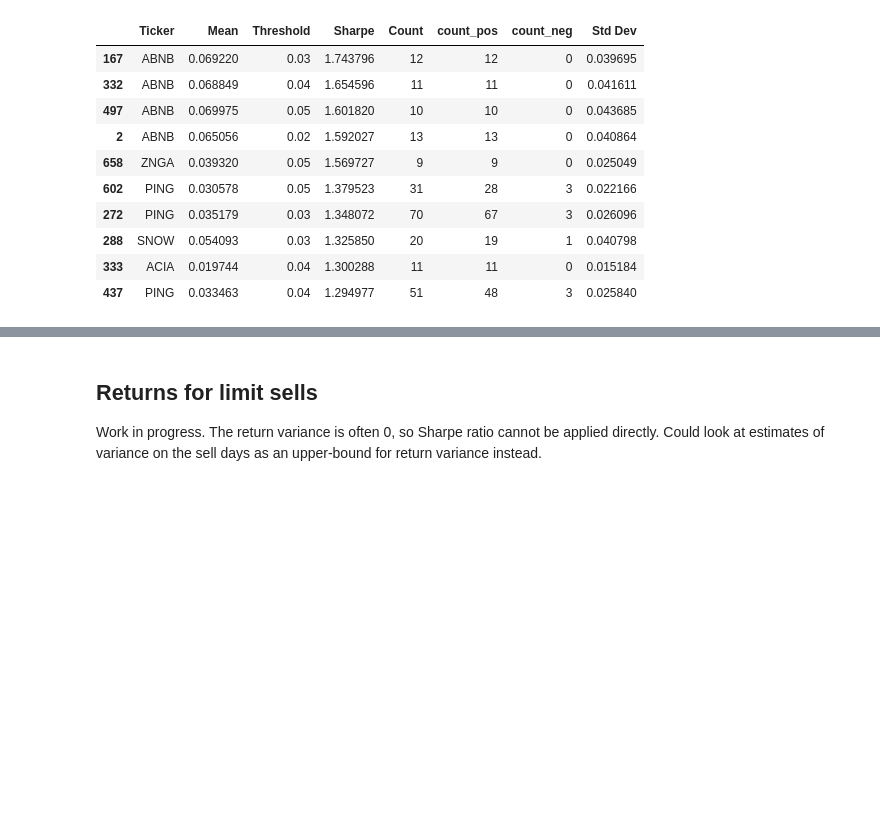
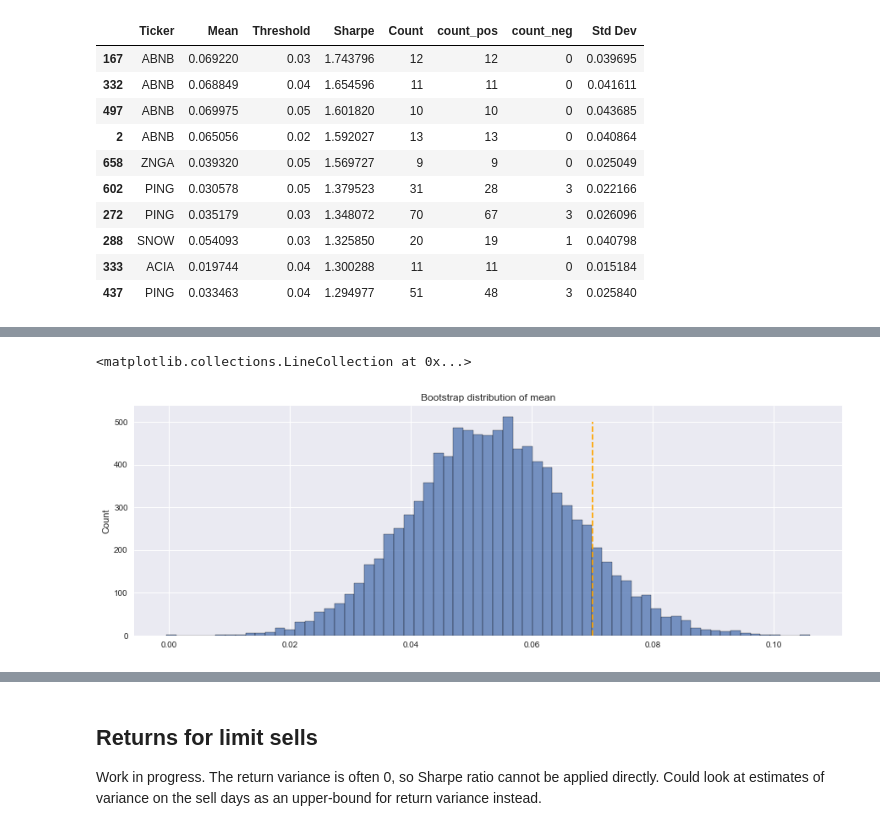
Before and after one commit to yh2n/financial-analysis-v2, a Jupyter notebook: notebooks/close_to_high_analytics.ipynb, the cells around one changed output, grey strips where cells are left out. Drawn from its saved outputs; the diff is of its cells as text; code cells hidden in the pictures; blank space fills up the shorter version.

```diff
--- a/notebooks/close_to_high_analytics.ipynb
+++ b/notebooks/close_to_high_analytics.ipynb
@@ -135,0 +173,14 @@ Stats from 2019-01-02
+# %%
+res = bootstrap(
+    close_to_high['ABNB'],
+    lambda x: x.mean(),
+    airbnb_stats['count'], 10000)
+
+sns.histplot(res)
+plt.title('Bootstrap distribution of mean')
+plt.vlines(
+    [airbnb_stats['mean']],
+    0, 500, linestyle='--', color='orange')
+# %% [output]
+<matplotlib.collections.LineCollection at 0x...>
+[figure, added]
```
Also changed, not shown: parts of 10 cells of this notebook, 1 other file.
